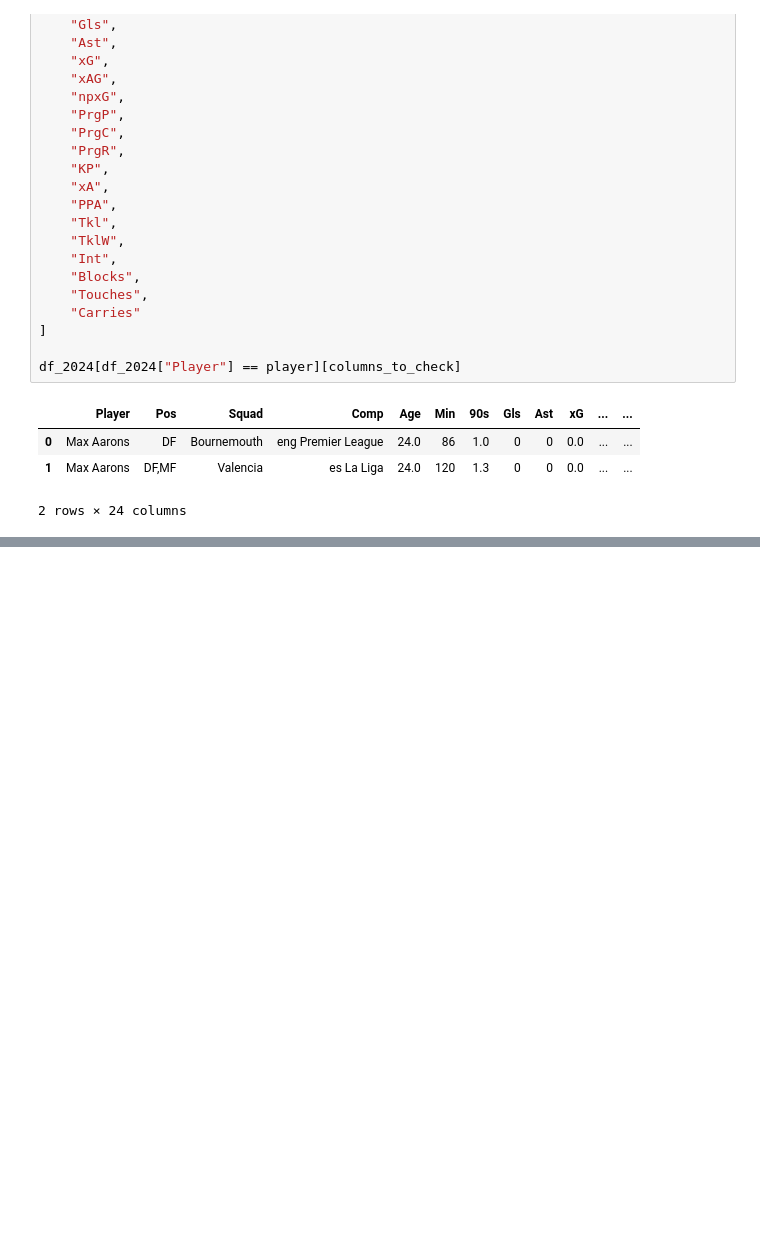
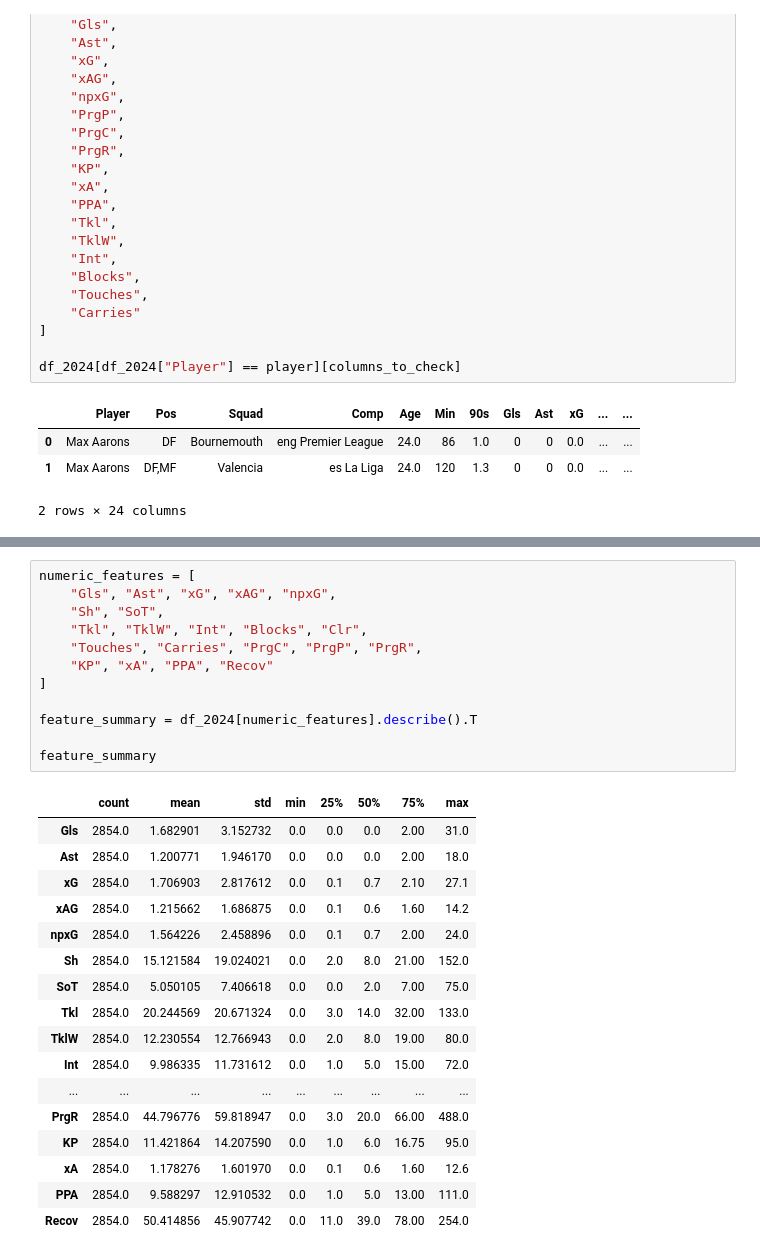
Before and after one commit to ApoorvaKharga/football-player-recommender, a Jupyter notebook: notebooks/01_dataset_audit.ipynb, the cells around one changed output, grey strips where cells are left out. Cells and saved outputs as stored; diff of their text form; blank space fills up the shorter version.

```diff
--- a/notebooks/01_dataset_audit.ipynb
+++ b/notebooks/01_dataset_audit.ipynb
@@ -452,0 +771,30 @@ df_2024[df_2024["Player"] == player][columns_to_check]
+# %%
+numeric_features = [
+    "Gls", "Ast", "xG", "xAG", "npxG",
+    "Sh", "SoT",
+    "Tkl", "TklW", "Int", "Blocks", "Clr",
+    "Touches", "Carries", "PrgC", "PrgP", "PrgR",
+    "KP", "xA", "PPA", "Recov"
+]
+
+feature_summary = df_2024[numeric_features].describe().T
+
+feature_summary
+# %% [output]
+|  | count | mean | std | min | 25% | 50% | 75% | max |
+| Gls | 2854.0 | 1.682901 | 3.152732 | 0.0 | 0.0 | 0.0 | 2.00 | 31.0 |
+| Ast | 2854.0 | 1.200771 | 1.946170 | 0.0 | 0.0 | 0.0 | 2.00 | 18.0 |
+| xG | 2854.0 | 1.706903 | 2.817612 | 0.0 | 0.1 | 0.7 | 2.10 | 27.1 |
+| xAG | 2854.0 | 1.215662 | 1.686875 | 0.0 | 0.1 | 0.6 | 1.60 | 14.2 |
+| npxG | 2854.0 | 1.564226 | 2.458896 | 0.0 | 0.1 | 0.7 | 2.00 | 24.0 |
+| Sh | 2854.0 | 15.121584 | 19.024021 | 0.0 | 2.0 | 8.0 | 21.00 | 152.0 |
+| SoT | 2854.0 | 5.050105 | 7.406618 | 0.0 | 0.0 | 2.0 | 7.00 | 75.0 |
+| Tkl | 2854.0 | 20.244569 | 20.671324 | 0.0 | 3.0 | 14.0 | 32.00 | 133.0 |
+| TklW | 2854.0 | 12.230554 | 12.766943 | 0.0 | 2.0 | 8.0 | 19.00 | 80.0 |
+| Int | 2854.0 | 9.986335 | 11.731612 | 0.0 | 1.0 | 5.0 | 15.00 | 72.0 |
+| ... | ... | ... | ... | ... | ... | ... | ... | ... |
+| PrgR | 2854.0 | 44.796776 | 59.818947 | 0.0 | 3.0 | 20.0 | 66.00 | 488.0 |
+| KP | 2854.0 | 11.421864 | 14.207590 | 0.0 | 1.0 | 6.0 | 16.75 | 95.0 |
+| xA | 2854.0 | 1.178276 | 1.601970 | 0.0 | 0.1 | 0.6 | 1.60 | 12.6 |
+| PPA | 2854.0 | 9.588297 | 12.910532 | 0.0 | 1.0 | 5.0 | 13.00 | 111.0 |
+| Recov | 2854.0 | 50.414856 | 45.907742 | 0.0 | 11.0 | 39.0 | 78.00 | 254.0 |
```
Also changed, not shown: parts of 17 cells of this notebook.
